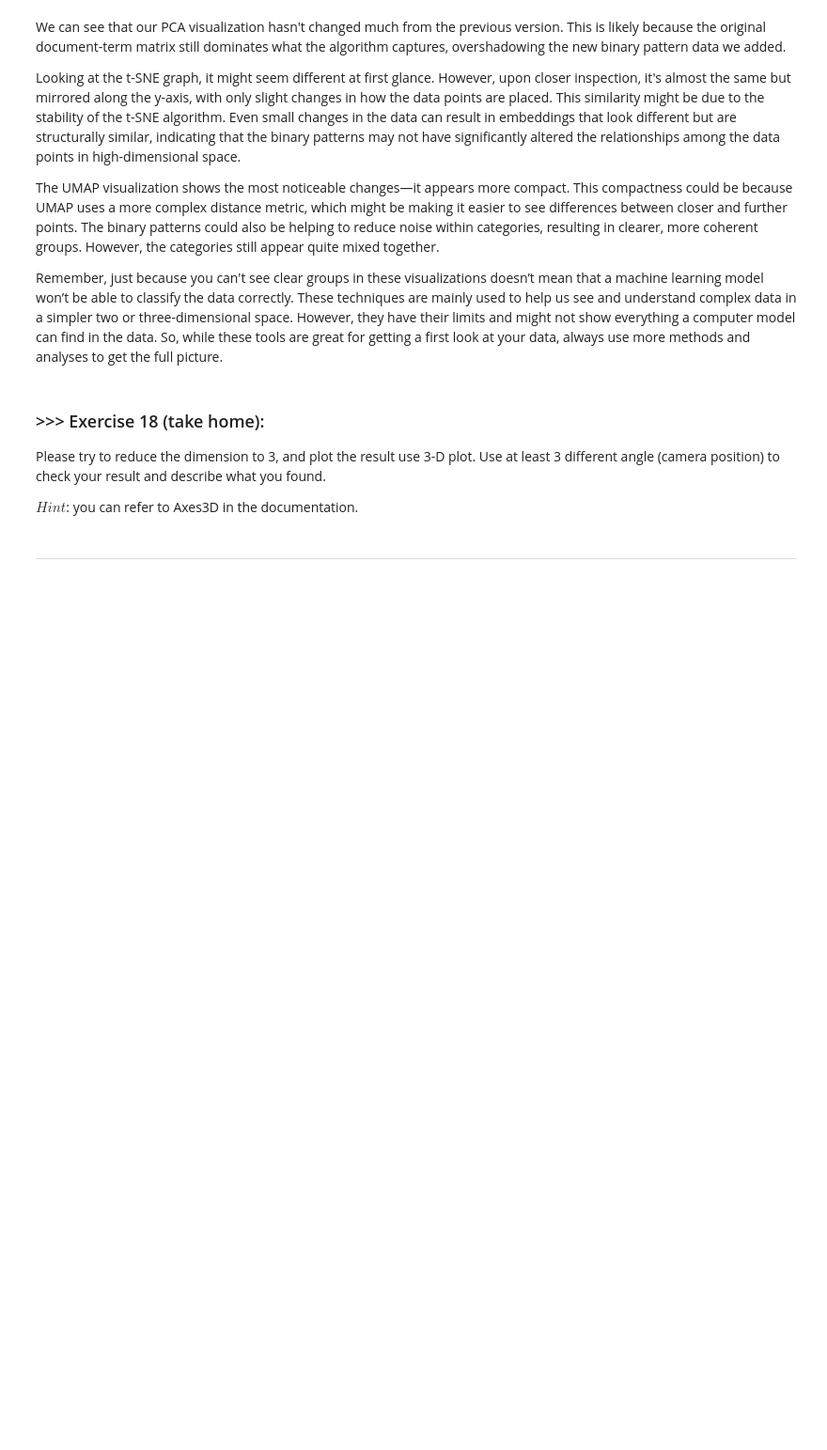
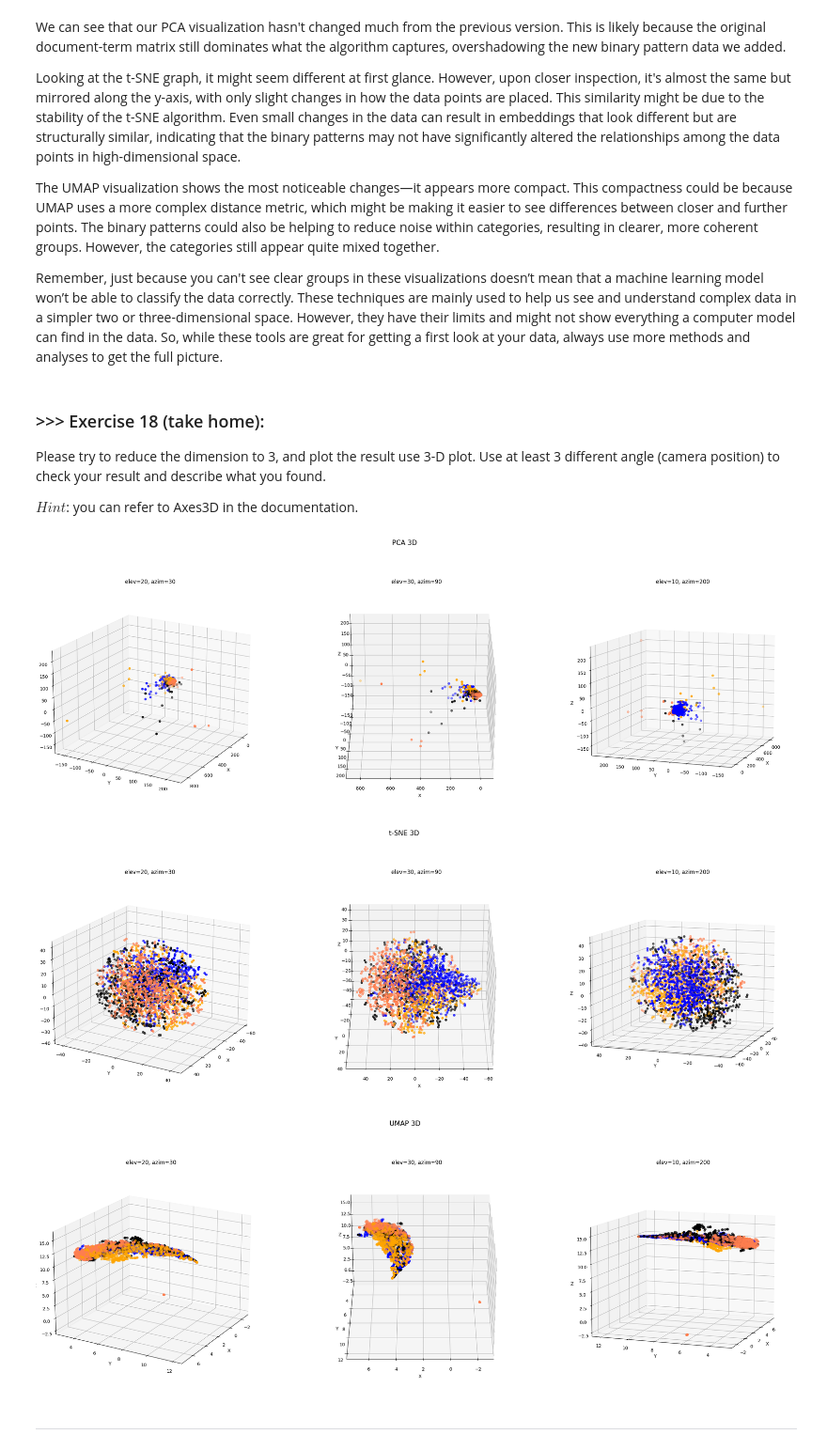
Before and after one commit to AramisPalacios/DM2025-Lab1-Exercise, a Jupyter notebook: DM2025-Lab1-Master.ipynb, the cells around one changed output. Shown at 94% size. Cells and saved outputs as stored; diff of their text form; code cells hidden in the pictures; blank space fills up the shorter version.

```diff
--- a/DM2025-Lab1-Master.ipynb
+++ b/DM2025-Lab1-Master.ipynb
@@ -2164,2 +2438,45 @@ $Hint$: you can refer to Axes3D in the documentation.
+# %%
+# Answer Here
+
+pca_3d = PCA(n_components=3).fit_transform(augmented_df.values)
+tsne_3d = TSNE(n_components=3).fit_transform(augmented_df.values)
+umap_3d = umap.UMAP(n_components=3).fit_transform(augmented_df.values)
+
+col = ['coral', 'blue', 'black', 'orange']
+categories = X['category_name'].unique()
+
+def plot_3d_scatter(X_red, title):
+    fig = plt.figure(figsize=(30, 10))
+    fig.suptitle(title, fontsize=15)
+
+    angles = [(20, 30), (30, 90), (10, 200)]
+    for i, (e, a) in enumerate(angles, 1):
+        ax = fig.add_subplot(1, 3, i, projection='3d')
+        for color, cat in zip(col, categories):
+            mask = X['category_name'] == cat
+            ax.scatter(
+                X_red[mask, 0],
+                X_red[mask, 1],
+                X_red[mask, 2],
+                c=color,
+                label=cat,
+            )
+        ax.grid(color='gray', linestyle=':', linewidth=2, alpha=0.2)
+        ax.view_init(elev=e, azim=a)
+        ax.set_title(f"elev={e}, azim={a}")
+        ax.set_xlabel('X')
+        ax.set_ylabel('Y')
+        ax.set_zlabel('Z')
+
+    plt.show()
+
+# Plot the 3D projections
+plot_3d_scatter(pca_3d, 'PCA 3D')
+plot_3d_scatter(tsne_3d, 't-SNE 3D')
+plot_3d_scatter(umap_3d, 'UMAP 3D')
+# %% [output]
+[figure, added]
+[figure, added]
+[figure, added]
 # %% [markdown]
 ---
```
Also changed, not shown: parts of 57 cells of this notebook, 3 other files.
